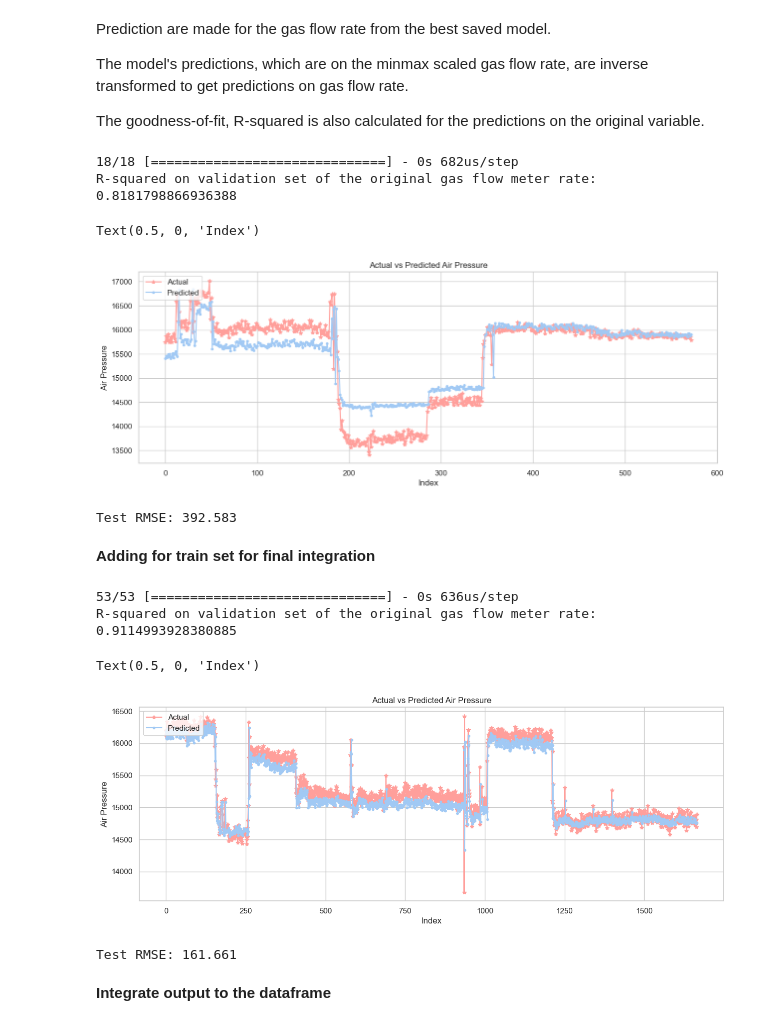
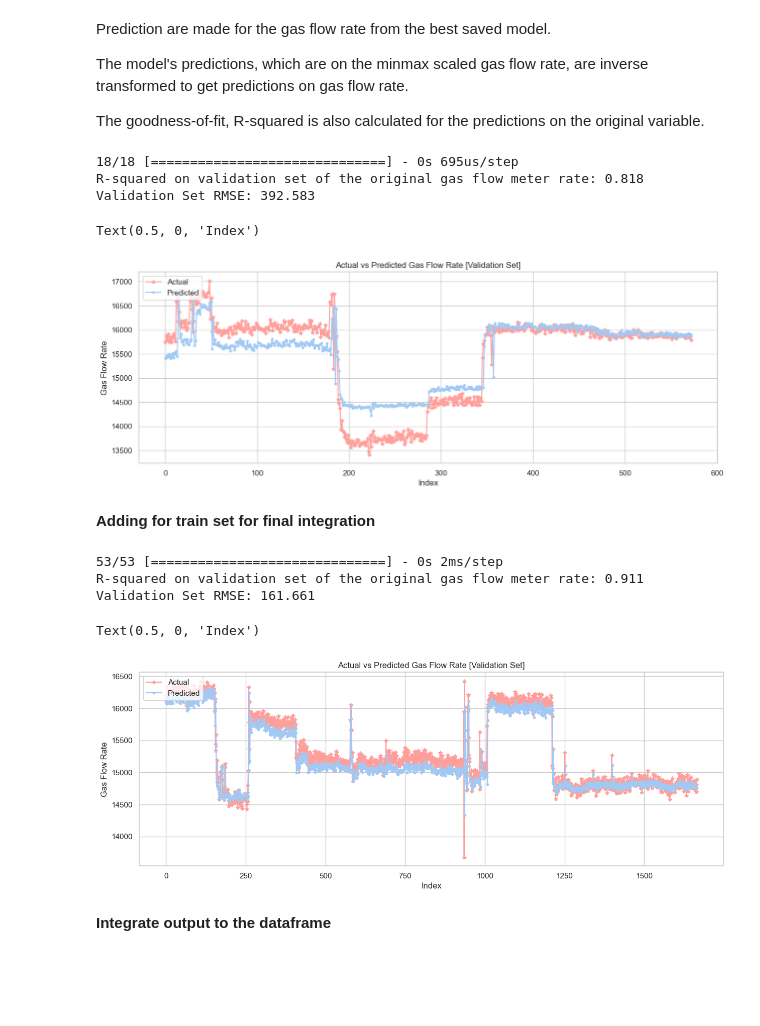
Before and after one commit to MonuSingh16/assessment-takehome, a Jupyter notebook: takehome-sotaog/notebooks/LSTM-multivariate-forecasting-sotaog.ipynb, the cells around one changed output. Drawn from its saved outputs; the diff is of its cells as text; code cells hidden in the pictures; blank space fills up the shorter version.

```diff
--- a/takehome-sotaog/notebooks/LSTM-multivariate-forecasting-sotaog.ipynb
+++ b/takehome-sotaog/notebooks/LSTM-multivariate-forecasting-sotaog.ipynb
@@ -256,53 +254,51 @@ The model's predictions, which are on the minmax scaled gas flow rate, are inver
 
 The goodness-of-fit, R-squared is also calculated for the predictions on the original variable.
 # %%
+import math
+from sklearn.metrics import mean_squared_error
 from sklearn.metrics import r2_score
 
-best_model = load_model(os.path.join('LSTM_Model_multivariate', 'Gas_Flow_Rate_x.09-0.0821.hdf5'))
+best_model = load_model(os.path.join('../models/LSTM_Model_multivariate', 'Gas_Flow_Rate_x.09-0.0821.hdf5'))
 preds = best_model.predict(X_val_A)
 
 X_val_reshape_A = X_val_A.reshape((X_val_A.shape[0], X_val_A.shape[2]))
 preds = np.concatenate((X_val_reshape_A[:, :-1], preds), axis=1)
 pred_gas_flow_x = scaler.inverse_transform(preds)
 
 y_val_reshape_A = y_val_A.reshape((len(y_val_A), 1))
 actual = np.concatenate((X_val_reshape_A[:, :-1], y_val_reshape_A), axis=1)
 actual_gas_flow_x = scaler.inverse_transform(actual)
-
 pred_gas_flow_x = np.squeeze(pred_gas_flow_x)
-r2 = r2_score(actual_gas_flow_x[:, -1], pred_gas_flow_x[:, -1])
-print('R-squared on validation set of the original gas flow meter rate:', r2)
-
 
 df_valid_A = pd.DataFrame(actual_gas_flow_x, columns=['Gas Meter Temperature_x', 'Line Pressure_x', 'Position_x',
        'Tubing Pressure_x', 'Reservoir Pressure_x', 'Junction pressure',
        'Gas Meter Flow Rate_x'])
 
 df_valid_A['pred_gas_flow_x'] = pd.Series(pred_gas_flow_x[:, -1])
 df_valid_A['date'] = pd.Series(df_val_A['date'])
 
+# Calculate R2
+r2_val_x = r2_score(actual_gas_flow_x[:, -1], pred_gas_flow_x[:, -1])
+print('R-squared on validation set of the original gas flow meter rate: %.3f' % r2_val_x)
+
+# calculate RMSE
+rmse_val_x = math.sqrt(mean_squared_error(actual_gas_flow_x[:, -1], pred_gas_flow_x[:, -1]))
+print('Validation Set RMSE: %.3f' % rmse_val_x)
+
 #Let's plot the first 200 actual and predicted values of gas flow rate
 plt.figure(figsize=(15, 5))
 plt.plot(actual_gas_flow_x[:, -1], linestyle='-', marker='*', color='r')
 plt.plot(pred_gas_flow_x[:, -1], linestyle='-', marker='.', color='b')
 plt.legend(['Actual','Predicted'], loc=2)
-plt.title('Actual vs Predicted Air Pressure')
-plt.ylabel('Air Pressure')
+plt.title('Actual vs Predicted Gas Flow Rate [Validation Set]')
+plt.ylabel('Gas Flow Rate')
 plt.xlabel('Index')
 # %% [output]
-18/18 [==============================] - 0s 682us/step
-R-squared on validation set of the original gas flow meter rate: 0.8181798866936388
+18/18 [==============================] - 0s 695us/step
+R-squared on validation set of the original gas flow meter rate: 0.818
+Validation Set RMSE: 392.583
 Text(0.5, 0, 'Index')
-[figure, old version]
+[figure, new version]
-# %%
-# calculate RMSE
-import math
-from sklearn.metrics import mean_squared_error
-
-rmse = math.sqrt(mean_squared_error(actual_gas_flow_x[:, -1], pred_gas_flow_x[:, -1]))
-print('Test RMSE: %.3f' % rmse)
-# %% [output]
-Test RMSE: 392.583
 # %% [markdown]
 **Adding for train set for final integration**
 # %%
@@ -315,11 +311,7 @@ pred_gas_flow_x = scaler.inverse_transform(preds)
 y_train_reshape_A = y_train_A.reshape((len(y_train_A), 1))
 actual = np.concatenate((X_train_reshape_A[:, :-1], y_train_reshape_A), axis=1)
 actual_gas_flow_x = scaler.inverse_transform(actual)
-
 pred_gas_flow_x = np.squeeze(pred_gas_flow_x)
-r2 = r2_score(actual_gas_flow_x[:, -1], pred_gas_flow_x[:, -1])
-print('R-squared on validation set of the original gas flow meter rate:', r2)
-
 
 df_trained_A = pd.DataFrame(actual_gas_flow_x, columns=['Gas Meter Temperature_x', 'Line Pressure_x', 'Position_x',
        'Tubing Pressure_x', 'Reservoir Pressure_x', 'Junction pressure',
@@ -328,28 +320,28 @@ df_trained_A = pd.DataFrame(actual_gas_flow_x, columns=['Gas Meter Temperature_x
 df_trained_A['pred_gas_flow_x'] = pd.Series(pred_gas_flow_x[:, -1])
 df_trained_A['date'] = pd.Series(df_train_A['date'])
 
+# Calculate R2
+r2_train_x = r2_score(actual_gas_flow_x[:, -1], pred_gas_flow_x[:, -1])
+print('R-squared on validation set of the original gas flow meter rate: %.3f' % r2_train_x)
+
+# calculate RMSE
+rmse_train_x = math.sqrt(mean_squared_error(actual_gas_flow_x[:, -1], pred_gas_flow_x[:, -1]))
+print('Validation Set RMSE: %.3f' % rmse_train_x)
+
 #Let's plot the first 200 actual and predicted values of gas flow rate
 plt.figure(figsize=(15, 5))
 plt.plot(actual_gas_flow_x[:, -1], linestyle='-', marker='*', color='r')
 plt.plot(pred_gas_flow_x[:, -1], linestyle='-', marker='.', color='b')
 plt.legend(['Actual','Predicted'], loc=2)
-plt.title('Actual vs Predicted Air Pressure')
-plt.ylabel('Air Pressure')
+plt.title('Actual vs Predicted Gas Flow Rate [Train Set]')
+plt.ylabel('Gas Flow Rate')
 plt.xlabel('Index')
 # %% [output]
-53/53 [==============================] - 0s 636us/step
-R-squared on validation set of the original gas flow meter rate: 0.9114993928380885
+53/53 [==============================] - 0s 2ms/step
+R-squared on validation set of the original gas flow meter rate: 0.911
+Validation Set RMSE: 161.661
 Text(0.5, 0, 'Index')
-[figure, old version]
+[figure, new version]
-# %%
-# calculate RMSE
-import math
-from sklearn.metrics import mean_squared_error
-
-rmse = math.sqrt(mean_squared_error(actual_gas_flow_x[:, -1], pred_gas_flow_x[:, -1]))
-print('Test RMSE: %.3f' % rmse)
-# %% [output]
-Test RMSE: 161.661
 # %% [markdown]
 **Integrate output to the dataframe**
 # %%
```
Also changed, not shown: parts of 12 cells of this notebook, 52 other files.
